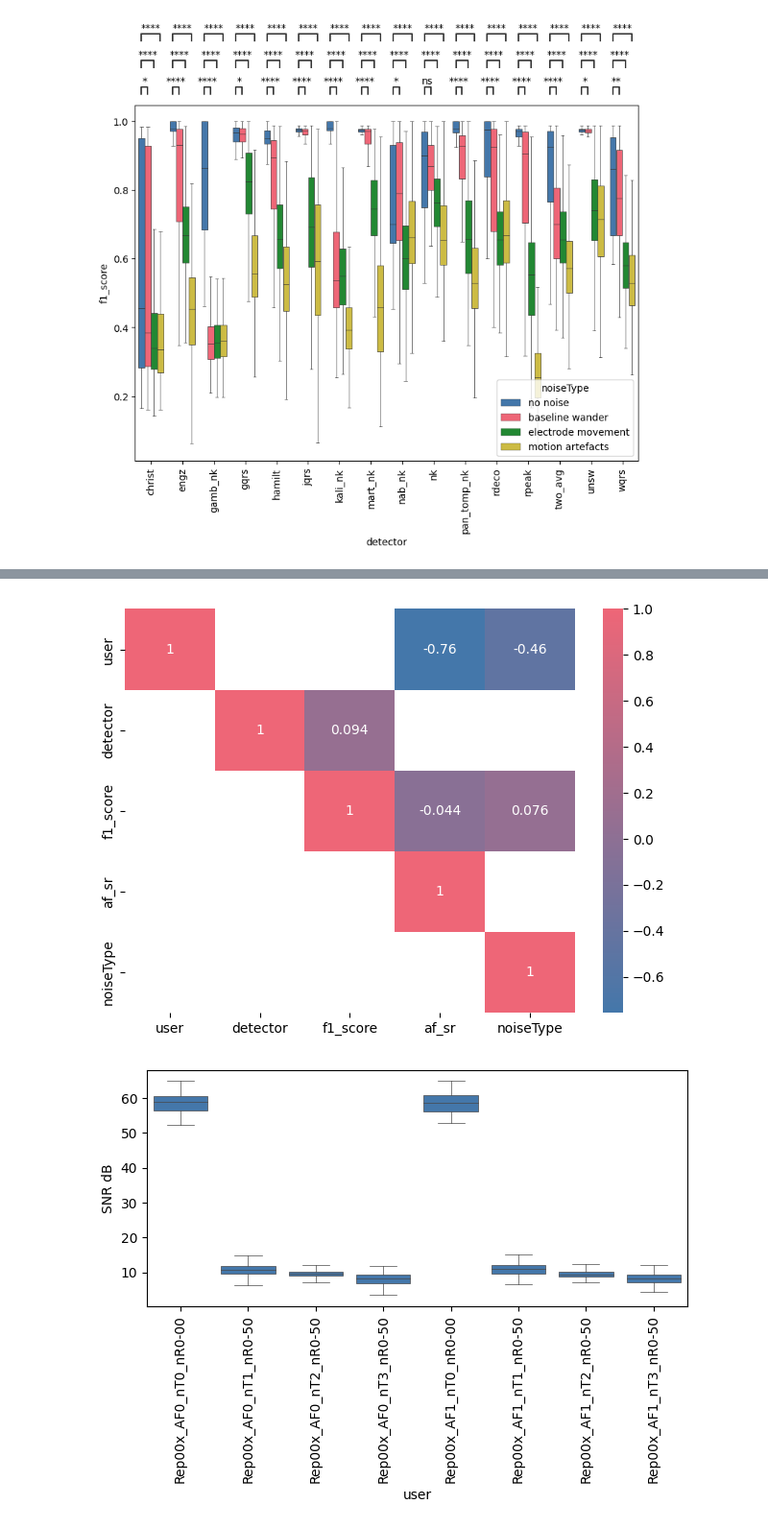
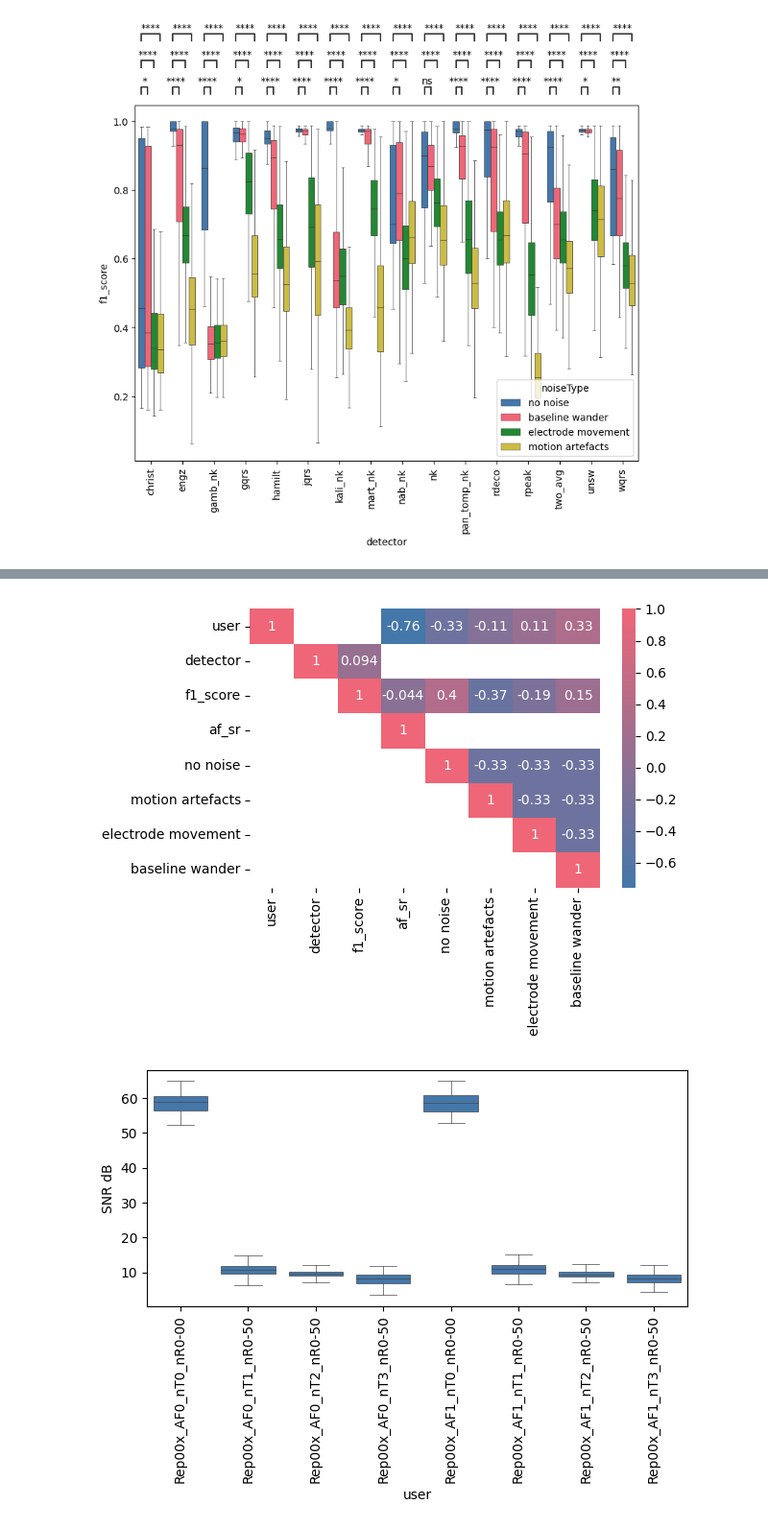
Before and after one commit to floriankri/ecg_detector_assessment, a Jupyter notebook: Playground/playground.ipynb, the cells around one changed output, grey strips where cells are left out. Shown at 96% size. Cells and saved outputs as stored; diff of their text form; code cells hidden in the pictures.

```diff
--- a/Playground/playground.ipynb
+++ b/Playground/playground.ipynb
@@ -1122,6 +1122,10 @@ data_runtime = []
 data_snr_ms = []
 data_snr_dB = []
 data_impl = []
+data_noise_no = []
+data_noise_motion = []
+data_noise_electrode = []
+data_noise_baseline = []
 
 for j in range(len(users)):
     for recording in users[j].Recordings:
@@ -1142,14 +1146,38 @@ for j in range(len(users)):
             data_snr_ms.append(signaltonoiseScipy(recording.WholeSignal))
             data_snr_dB.append(20*np.log10((np.max(recording.WholeSignal)-np.min(recording.WholeSignal))/(2*recording.AdditionalInfo["noiseRMS"] if recording.AdditionalInfo["noiseRMS"] != 0 else 0.001)))
             data_impl.append(detector_implementation[evaluations[i].Detector.short_name])
+            if data_noiseType[-1] == 'no noise':
+                data_noise_no.append(1)
+                data_noise_motion.append(0)
+                data_noise_electrode.append(0)
+                data_noise_baseline.append(0)
+            elif data_noiseType[-1] == 'motion artefacts':
+                data_noise_no.append(0)
+                data_noise_motion.append(1)
+                data_noise_electrode.append(0)
+                data_noise_baseline.append(0)
+            elif data_noiseType[-1] == 'electrode movement':
+                data_noise_no.append(0)
+                data_noise_motion.append(0)
+                data_noise_electrode.append(1)
+                data_noise_baseline.append(0)
+            elif data_noiseType[-1] == 'baseline wander':
+                data_noise_no.append(0)
+                data_noise_motion.append(0)
+                data_noise_electrode.append(0)
+                data_noise_baseline.append(1)
 
-data_synth = pandas.DataFrame(data=np.transpose(np.array([data_user,data_detector,data_f1_score,data_sens,data_pospred,data_af,data_noiseType,data_failed,data_runtime,data_snr_ms,data_snr_dB,data_impl])),columns=['user','detector','f1_score','sensitivity','pos pred','af_sr','noiseType','failed','runtime','SNR MS','SNR dB','implementation'])
+data_synth = pandas.DataFrame(data=np.transpose(np.array([data_user,data_detector,data_f1_score,data_sens,data_pospred,data_af,data_noiseType,data_failed,data_runtime,data_snr_ms,data_snr_dB,data_impl, data_noise_motion, data_noise_electrode, data_noise_baseline,data_noise_no])),columns=['user','detector','f1_score','sensitivity','pos pred','af_sr','noiseType','failed','runtime','SNR MS','SNR dB','implementation','motion artefacts','electrode movement','baseline wander','no noise'])
 data_synth['f1_score'] = data_synth['f1_score'].astype(float)
 data_synth['sensitivity'] = data_synth['sensitivity'].astype(float)
 data_synth['pos pred'] = data_synth['pos pred'].astype(float)
 data_synth['runtime'] = data_synth['runtime'].astype(float)
 data_synth['SNR MS'] = data_synth['SNR MS'].astype(float)
 data_synth['SNR dB'] = data_synth['SNR dB'].astype(float)
+data_synth['no noise'] = data_synth['no noise'].astype(float)
+data_synth['motion artefacts'] = data_synth['motion artefacts'].astype(float)
+data_synth['electrode movement'] = data_synth['electrode movement'].astype(float)
+data_synth['baseline wander'] = data_synth['baseline wander'].astype(float)
 data_synth['failed'] = data_synth['failed'].map({'True':True,'False':False})
 data_synth.sort_values(by='detector',inplace=True)
 # %% [markdown]
@@ -1301,22 +1350,22 @@ def corr_sig_ken(df=None):
 # %%
 data_as_number = data_synth.copy(deep=True)
-for t in ['user','detector','af_sr','noiseType','runtime']:
+for t in ['user','detector','af_sr','noiseType']:
     data_as_number[t] = data_synth[t].astype('category').cat.codes
-data_as_number = data_as_number[['user','detector','f1_score', 'af_sr','noiseType']]
+data_as_number = data_as_number[['user','detector','f1_score', 'af_sr','no noise', 'motion artefacts','electrode movement','baseline wander']]
 cmap_cont = matplotlib.colors.LinearSegmentedColormap.from_list('custom colors', [cmap[0],cmap[1]], N=256)
 
 corr = data_as_number.corr(method='kendall')
 p_values = corr_sig_ken(data_as_number)
 mask = np.invert(np.triu(p_values<0.05))
 fig, ax = plt.subplots()
 sns.heatmap(corr, mask=mask,
            xticklabels=corr.columns.values,
            yticklabels=corr.columns.values,
            cmap=cmap_cont,
             annot=True)
 plt.tight_layout()
 # %% [output]
-[figure, old version]
+[figure, new version]
 # %%
 data_plot = data_synth
 x = 'user'
```
Also changed, not shown: parts of 7 cells of this notebook.
